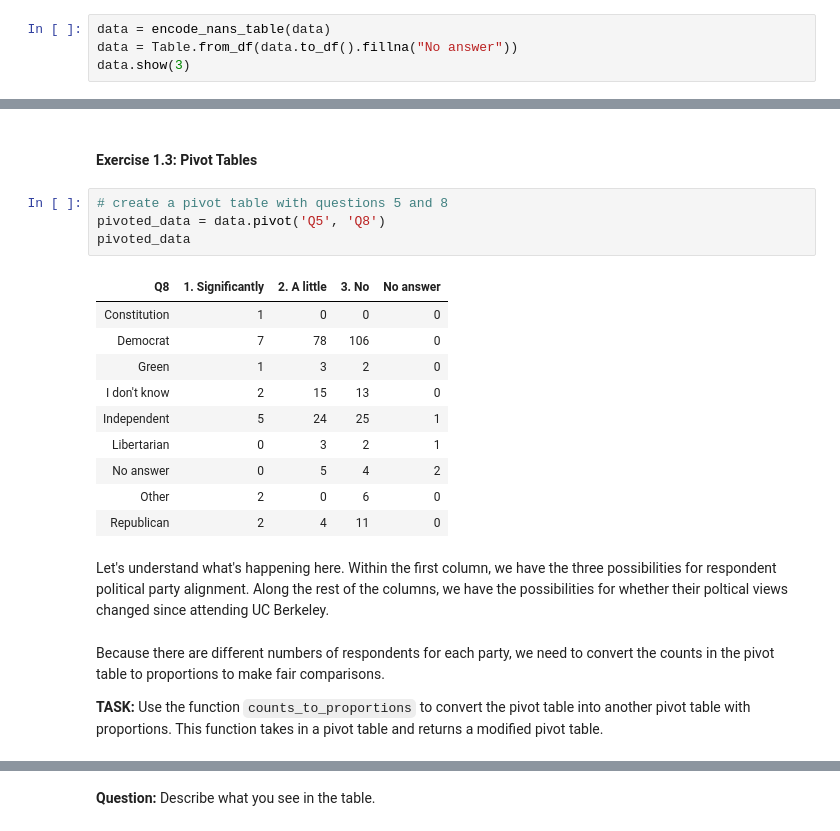
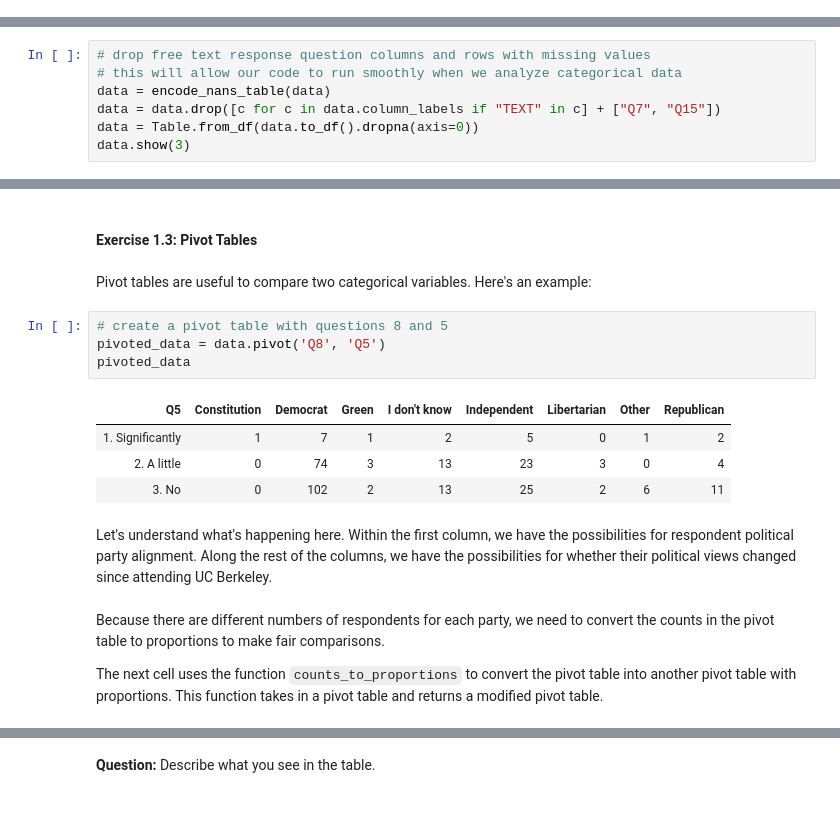
Before and after one commit to ds-modules/surveydata, a Jupyter notebook: gs102_fa19/lab02-gs102.ipynb, the cells around one changed output, grey strips where cells are left out. Saved outputs shown, nothing was run; the diff lists cells and outputs as text.

```diff
--- a/gs102_fa19/lab02-gs102.ipynb
+++ b/gs102_fa19/lab02-gs102.ipynb
@@ -115,7 +117,3 @@ data.show(3)
 | 2. Twice | 2. Twice | 3. Three or more times | 2. A little | Warren | nan | immigration | Democrat | nan | 3. $50,000-74,999 | Another US state/territory | ... |
 | 1. Once | 2. Twice | 3. Three or more times | 2. A little | Warren | nan | Climate change | Democrat | nan | 6. 150-000-$200,000 | Northern California | ... |
 ... (322 rows omitted)
-# %%
-data = encode_nans_table(data)
-data = Table.from_df(data.to_df().fillna("No answer"))
-data.show(3)
@@ -127,0 +120,7 @@ data.show(3)
+# %%
+# drop free text response question columns and rows with missing values
+# this will allow our code to run smoothly when we analyze categorical data
+data = encode_nans_table(data)
+data = data.drop([c for c in data.column_labels if "TEXT" in c] + ["Q7", "Q15"])
+data = Table.from_df(data.to_df().dropna(axis=0))
+data.show(3)
@@ -128,26 +133,22 @@ data.show(3)
 # %% [markdown]
 #### Exercise 1.3: Pivot Tables
+# %% [markdown]
+Pivot tables are useful to compare two categorical variables. Here's an example:
 # %%
-# create a pivot table with questions 5 and 8
-pivoted_data = data.pivot('Q5', 'Q8')
+# create a pivot table with questions 8 and 5
+pivoted_data = data.pivot('Q8', 'Q5')
 pivoted_data
 # %% [output]
-| Q8 | 1. Significantly | 2. A little | 3. No | No answer |
-| Constitution | 1 | 0 | 0 | 0 |
-| Democrat | 7 | 78 | 106 | 0 |
-| Green | 1 | 3 | 2 | 0 |
-| I don't know | 2 | 15 | 13 | 0 |
-| Independent | 5 | 24 | 25 | 1 |
-| Libertarian | 0 | 3 | 2 | 1 |
-| No answer | 0 | 5 | 4 | 2 |
-| Other | 2 | 0 | 6 | 0 |
-| Republican | 2 | 4 | 11 | 0 |
+| Q5 | Constitution | Democrat | Green | I don't know | Independent | Libertarian | Other | Republican |
+| 1. Significantly | 1 | 7 | 1 | 2 | 5 | 0 | 1 | 2 |
+| 2. A little | 0 | 74 | 3 | 13 | 23 | 3 | 0 | 4 |
+| 3. No | 0 | 102 | 2 | 13 | 25 | 2 | 6 | 11 |
 # %% [markdown]
-Let's understand what's happening here. Within the first column, we have the three possibilities for respondent political party alignment. Along the rest of the columns, we have the possibilities for whether their poltical views changed since attending UC Berkeley.
+Let's understand what's happening here. Within the first column, we have the possibilities for respondent political party alignment. Along the rest of the columns, we have the possibilities for whether their political views changed since attending UC Berkeley.
 # %% [markdown]
 Because there are different numbers of respondents for each party, we need to convert the counts in the pivot table to proportions to make fair comparisons.
 
-**TASK:** Use the function `counts_to_proportions` to convert the pivot table into another pivot table with proportions. This function takes in a pivot table and returns a modified pivot table.
+The next cell uses the function `counts_to_proportions` to convert the pivot table into another pivot table with proportions. This function takes in a pivot table and returns a modified pivot table.
 # %%
 # make a pivot table with the proportions
 pivoted_proportions = counts_to_proportions(pivoted_data)
```
Also changed, not shown: parts of 52 cells of this notebook, 1 other file.
